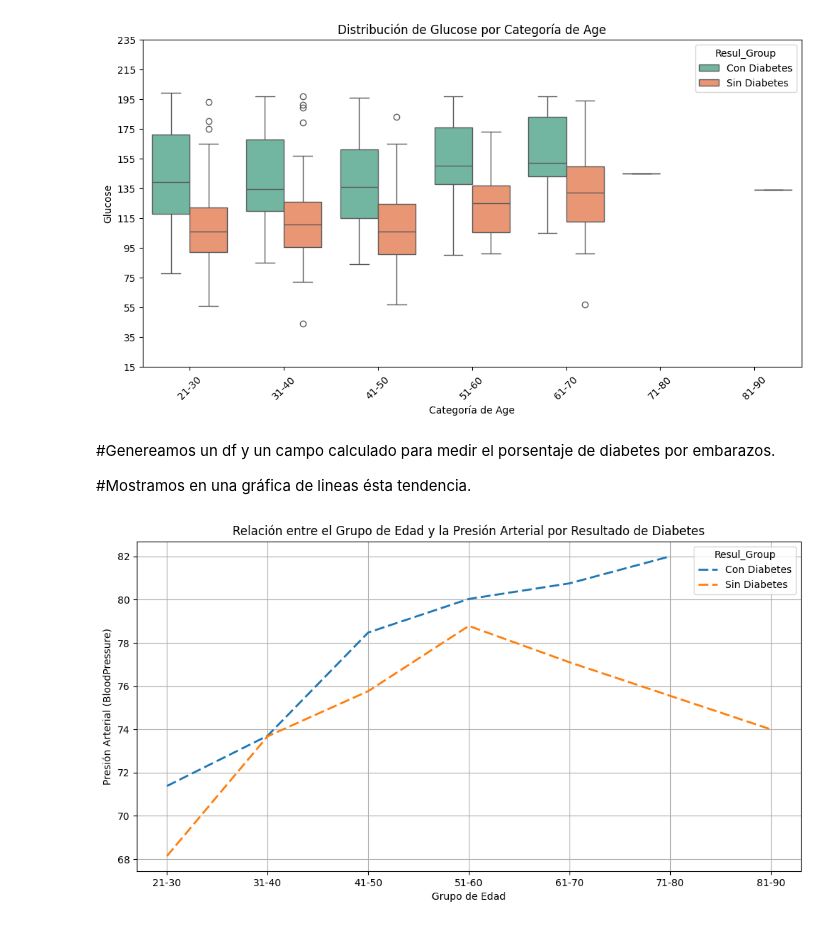
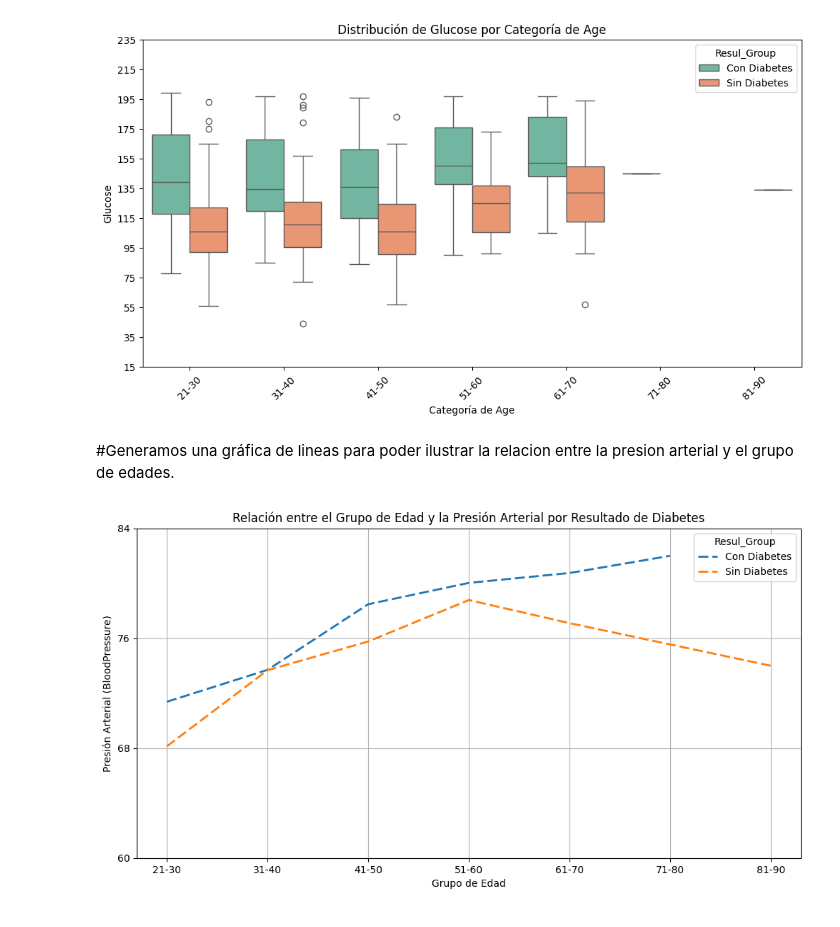
Before and after one commit to gabrielcan/ModeloDeDatosDiabetesPima, a Jupyter notebook: ModeloDiabetes.ipynb, the cells around one changed output. Saved outputs shown, nothing was run; the diff lists cells and outputs as text; code cells hidden in the pictures.

```diff
--- a/ModeloDiabetes.ipynb
+++ b/ModeloDiabetes.ipynb
@@ -1298,23 +1376,21 @@ plt.xticks(rotation=45)  # Rotar las etiquetas del eje x para mejor legibilidad
 plt.show()
 # %% [output]
 [figure]
-# %% [markdown]
-#Genereamos un df y un campo calculado para medir el porsentaje de diabetes por embarazos.
-
-#Mostramos en una gráfica de lineas ésta tendencia.
+# %% [markdown]
+#Generamos una gráfica de lineas para poder ilustrar la relacion entre la presion arterial y el grupo de edades.
 # %%
 # Crear el gráfico con línea discontinua por guiones
 plt.figure(figsize=(12, 6))
 sns.lineplot(data=df, x='Age_Group', y='BloodPressure', hue='Resul_Group',
               lw=2, dashes=(5, 2),errorbar=None)  # Guiones
 
 # Título y etiquetas
 plt.title('Relación entre el Grupo de Edad y la Presión Arterial por Resultado de Diabetes')
 plt.xlabel('Grupo de Edad')
 plt.ylabel('Presión Arterial (BloodPressure)')
 plt.grid()
-
+plt.yticks(range(60, 90, 8))  # Ajustar los valores del eje y para segmentarlo en intervalos de 20
 # Mostrar el gráfico
 plt.show()
 # %% [output]
-[figure, old version]
+[figure, new version]
```
Also changed, not shown: parts of 19 cells of this notebook.
